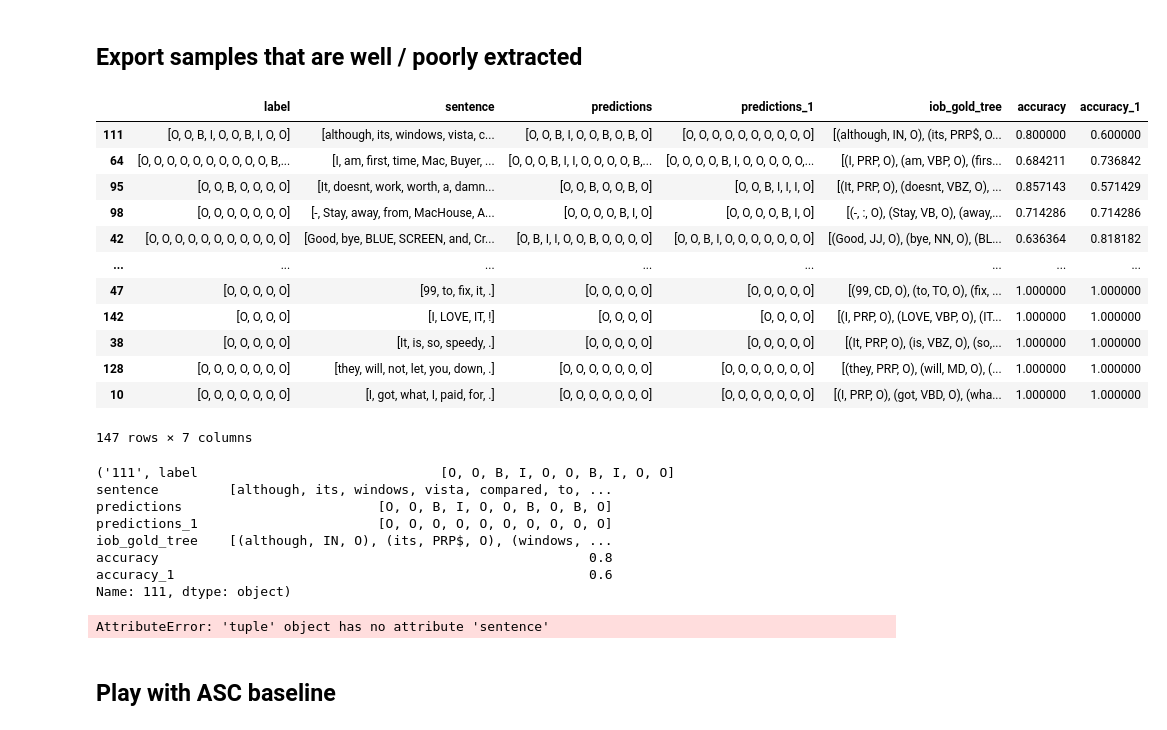
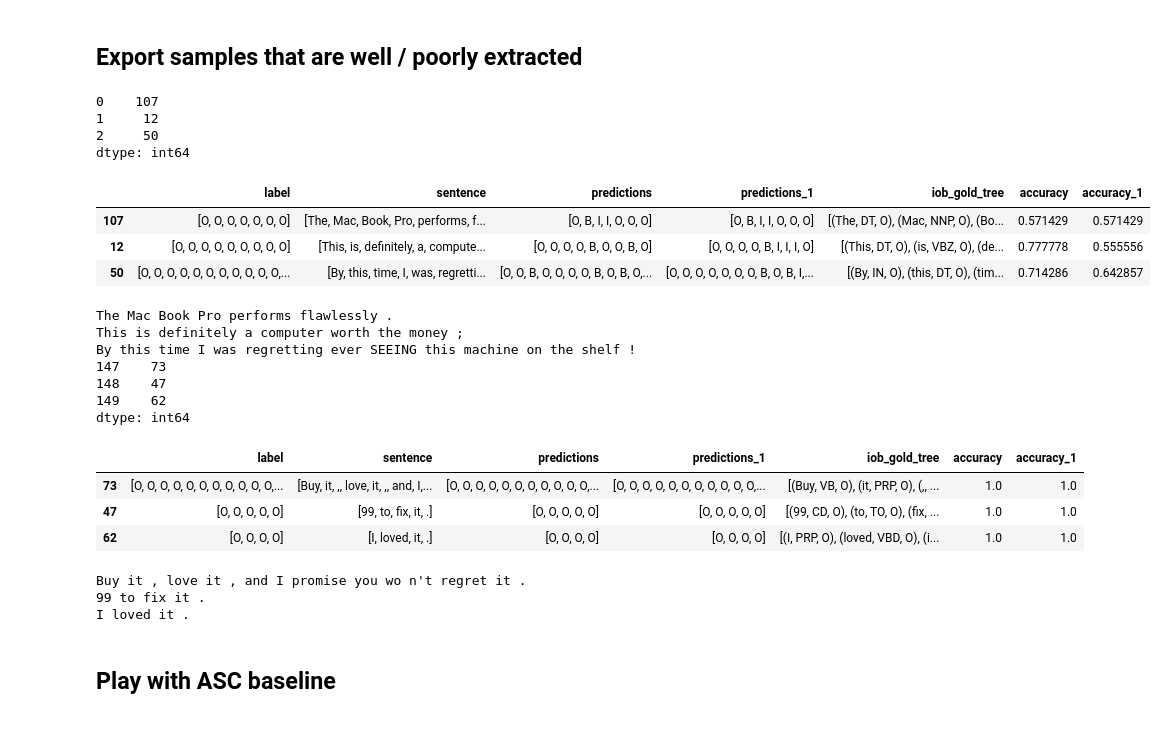
Before and after one commit to janehung04/w266-final, a Jupyter notebook: src/eda-data.ipynb, the cells around one changed output. Drawn from its saved outputs; the diff is of its cells as text; code cells hidden in the pictures.

```diff
--- a/src/eda-data.ipynb
+++ b/src/eda-data.ipynb
@@ -570,46 +525,49 @@ ae_laptop_dev_df[['accuracy','accuracy_1']].describe()
 ## Export samples that are well / poorly extracted
 # %%
 def get_bad_examples(n = 1):
-    ind = np.argpartition(ae_laptop_dev_df.accuracy + ae_laptop_dev_df.accuracy_1,n)[n::]
+    ind = np.argpartition(ae_laptop_dev_df.accuracy + ae_laptop_dev_df.accuracy_1,n)[:n]
+    print(ind)
     sort_ind = ind[np.argsort((ae_laptop_dev_df.accuracy + ae_laptop_dev_df.accuracy_1).iloc[ind])]
     bad_example = ae_laptop_dev_df.iloc[sort_ind]
 
     display(bad_example)
-    for el in bad_example.iterrows():
-        print(el)
-        print(' '.join(el.sentence))
+    print(*[' '.join(sent) for sent in bad_example.sentence],sep='\n')
 
 get_bad_examples(3)
-# bad_example = ae_laptop_dev_df.iloc[np.argpartition(ae_laptop_dev_df.accuracy + ae_laptop_dev_df.accuracy_1,3)]
-# bad_example.shape
-# print(bad_example.head(2).T)
-# print(' '.join(bad_example.sentence))
-good_example = ae_laptop_dev_df.iloc[np.argmax(ae_laptop_dev_df.accuracy + ae_laptop_dev_df.accuracy_1)]
-good_example
-' '.join(good_example.sentence)
+
+def get_good_examples(n = 1):
+    ind = np.argpartition(ae_laptop_dev_df.accuracy + ae_laptop_dev_df.accuracy_1,-n)[-n:]
+    print(ind)
+    sort_ind = ind[np.argsort((ae_laptop_dev_df.accuracy + ae_laptop_dev_df.accuracy_1).iloc[ind])]
+    good_example = ae_laptop_dev_df.iloc[sort_ind]
+
+    display(good_example)
+    print(*[' '.join(sent) for sent in good_example.sentence],sep='\n')
+# good_example = ae_laptop_dev_df.iloc[np.argmax(ae_laptop_dev_df.accuracy + ae_laptop_dev_df.accuracy_1)]
+get_good_examples(3)
 # %% [output]
+0    107
+1     12
+2     50
+dtype: int64
 |  | label | sentence | predictions | predictions_1 | iob_gold_tree | accuracy | accuracy_1 |
-| 111 | [O, O, B, I, O, O, B, I, O, O] | [although, its, windows, vista, c... | [O, O, B, I, O, O, B, O, B, O] | [O, O, O, O, O, O, O, O, O, O] | [(although, IN, O), (its, PRP$, O... | 0.800000 | 0.600000 |
-| 64 | [O, O, O, O, O, O, O, O, O, O, B,... | [I, am, first, time, Mac, Buyer, ... | [O, O, O, B, I, I, O, O, O, O, B,... | [O, O, O, O, B, I, O, O, O, O, O,... | [(I, PRP, O), (am, VBP, O), (firs... | 0.684211 | 0.736842 |
-| 95 | [O, O, B, O, O, O, O] | [It, doesnt, work, worth, a, damn... | [O, O, B, O, O, B, O] | [O, O, B, I, I, I, O] | [(It, PRP, O), (doesnt, VBZ, O), ... | 0.857143 | 0.571429 |
-| 98 | [O, O, O, O, O, O, O] | [-, Stay, away, from, MacHouse, A... | [O, O, O, O, B, I, O] | [O, O, O, O, B, I, O] | [(-, :, O), (Stay, VB, O), (away,... | 0.714286 | 0.714286 |
-| 42 | [O, O, O, O, O, O, O, O, O, O, O] | [Good, bye, BLUE, SCREEN, and, Cr... | [O, B, I, I, O, O, B, O, O, O, O] | [O, O, B, I, O, O, O, O, O, O, O] | [(Good, JJ, O), (bye, NN, O), (BL... | 0.636364 | 0.818182 |
-| ... | ... | ... | ... | ... | ... | ... | ... |
-| 47 | [O, O, O, O, O] | [99, to, fix, it, .] | [O, O, O, O, O] | [O, O, O, O, O] | [(99, CD, O), (to, TO, O), (fix, ... | 1.000000 | 1.000000 |
-| 142 | [O, O, O, O] | [I, LOVE, IT, !] | [O, O, O, O] | [O, O, O, O] | [(I, PRP, O), (LOVE, VBP, O), (IT... | 1.000000 | 1.000000 |
-| 38 | [O, O, O, O, O] | [It, is, so, speedy, .] | [O, O, O, O, O] | [O, O, O, O, O] | [(It, PRP, O), (is, VBZ, O), (so,... | 1.000000 | 1.000000 |
-| 128 | [O, O, O, O, O, O, O] | [they, will, not, let, you, down, .] | [O, O, O, O, O, O, O] | [O, O, O, O, O, O, O] | [(they, PRP, O), (will, MD, O), (... | 1.000000 | 1.000000 |
-| 10 | [O, O, O, O, O, O, O] | [I, got, what, I, paid, for, .] | [O, O, O, O, O, O, O] | [O, O, O, O, O, O, O] | [(I, PRP, O), (got, VBD, O), (wha... | 1.000000 | 1.000000 |
+| 107 | [O, O, O, O, O, O, O] | [The, Mac, Book, Pro, performs, f... | [O, B, I, I, O, O, O] | [O, B, I, I, O, O, O] | [(The, DT, O), (Mac, NNP, O), (Bo... | 0.571429 | 0.571429 |
+| 12 | [O, O, O, O, O, O, O, O, O] | [This, is, definitely, a, compute... | [O, O, O, O, B, O, O, B, O] | [O, O, O, O, B, I, I, I, O] | [(This, DT, O), (is, VBZ, O), (de... | 0.777778 | 0.555556 |
+| 50 | [O, O, O, O, O, O, O, O, O, O, O,... | [By, this, time, I, was, regretti... | [O, O, B, O, O, O, O, B, O, B, O,... | [O, O, O, O, O, O, O, B, O, B, I,... | [(By, IN, O), (this, DT, O), (tim... | 0.714286 | 0.642857 |
-147 rows × 7 columns
-('111', label                               [O, O, B, I, O, O, B, I, O, O]
-sentence         [although, its, windows, vista, compared, to, ...
-predictions                         [O, O, B, I, O, O, B, O, B, O]
-predictions_1                       [O, O, O, O, O, O, O, O, O, O]
-iob_gold_tree    [(although, IN, O), (its, PRP$, O), (windows, ...
-accuracy                                                       0.8
-accuracy_1                                                     0.6
-Name: 111, dtype: object)
+The Mac Book Pro performs flawlessly .
+This is definitely a computer worth the money ;
+By this time I was regretting ever SEEING this machine on the shelf !
+147    73
+148    47
+149    62
+dtype: int64
+|  | label | sentence | predictions | predictions_1 | iob_gold_tree | accuracy | accuracy_1 |
+| 73 | [O, O, O, O, O, O, O, O, O, O, O,... | [Buy, it, ,, love, it, ,, and, I,... | [O, O, O, O, O, O, O, O, O, O, O,... | [O, O, O, O, O, O, O, O, O, O, O,... | [(Buy, VB, O), (it, PRP, O), (,, ... | 1.0 | 1.0 |
+| 47 | [O, O, O, O, O] | [99, to, fix, it, .] | [O, O, O, O, O] | [O, O, O, O, O] | [(99, CD, O), (to, TO, O), (fix, ... | 1.0 | 1.0 |
+| 62 | [O, O, O, O] | [I, loved, it, .] | [O, O, O, O] | [O, O, O, O] | [(I, PRP, O), (loved, VBD, O), (i... | 1.0 | 1.0 |
-AttributeError: 'tuple' object has no attribute 'sentence'
+Buy it , love it , and I promise you wo n't regret it .
+99 to fix it .
+I loved it .
 # %% [markdown]
 ## Play with ASC baseline
 # %%
```
Also changed, not shown: parts of 8 cells of this notebook.
